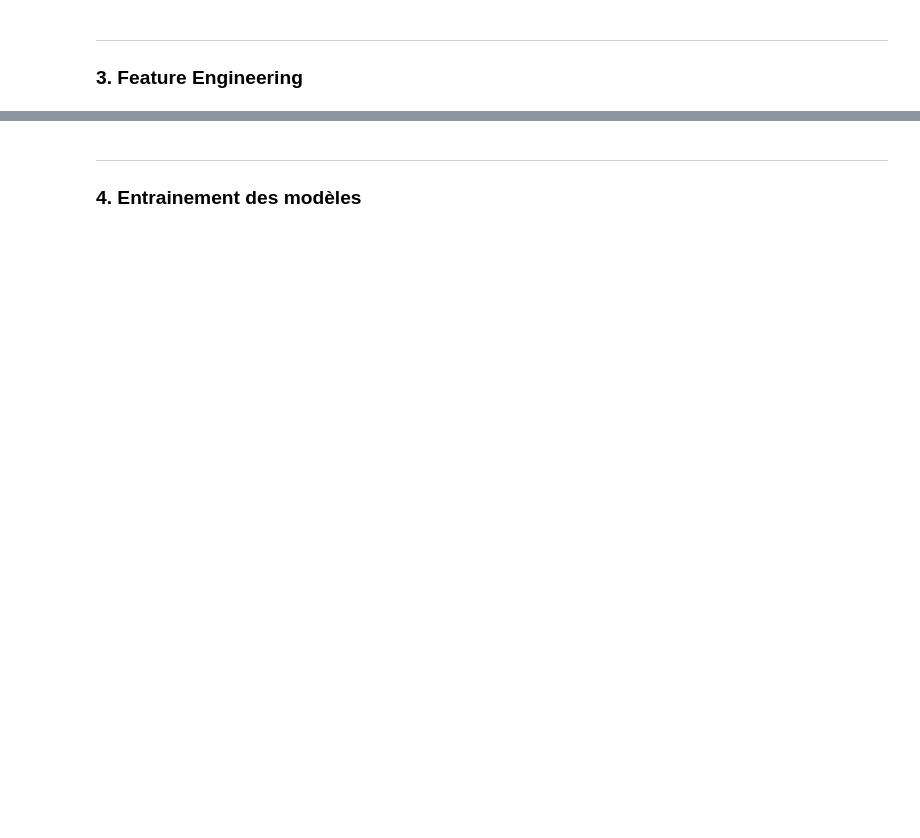
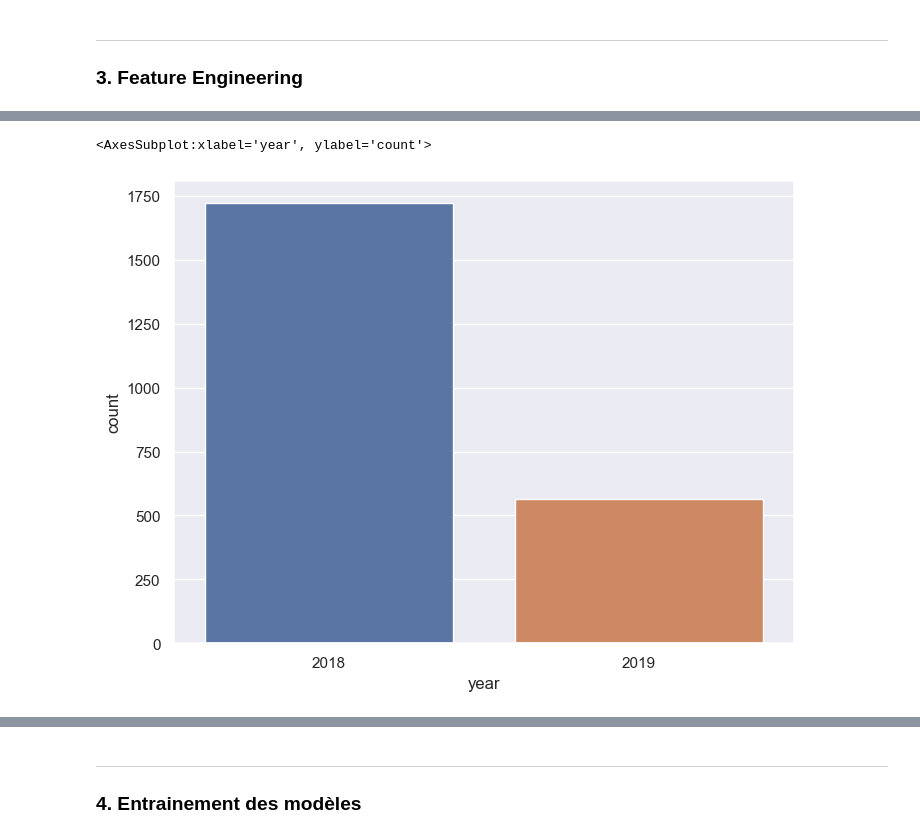
Before and after one commit to siwaar/Tennis_prediction, a Jupyter notebook: ABBES_Siwar_LBC_UseCase.ipynb, the cells around one changed output, grey strips where cells are left out. Drawn from its saved outputs; the diff is of its cells as text; code cells hidden in the pictures; blank space fills up the shorter version.

```diff
--- a/ABBES_Siwar_LBC_final_version.ipynb
+++ b/ABBES_Siwar_LBC_UseCase.ipynb
@@ -699,0 +592,5 @@ X_test shape after removing redundant features : (2462, 311)
+# %%
+sns.countplot(X_test['year'])
+# %% [output]
+<AxesSubplot:xlabel='year', ylabel='count'>
+[figure, added]
```
Also changed, not shown: parts of 48 cells of this notebook, 9 other files.
